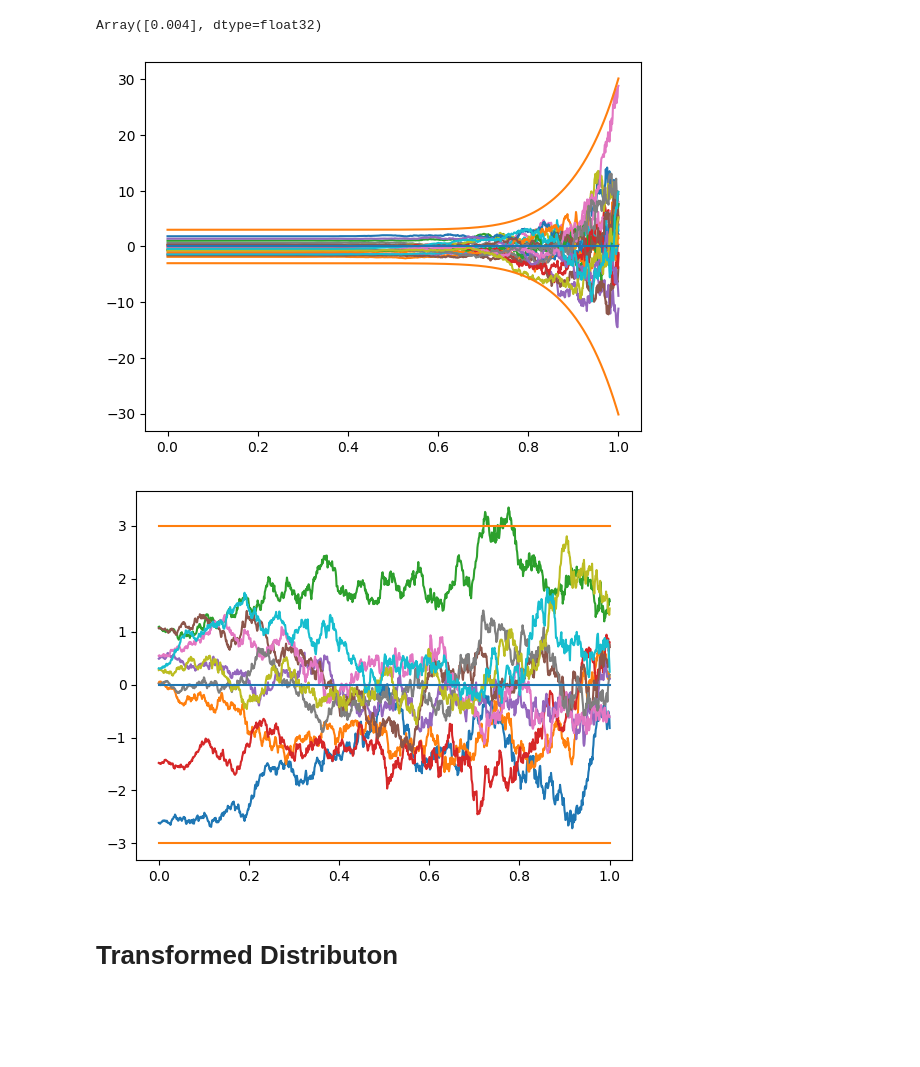
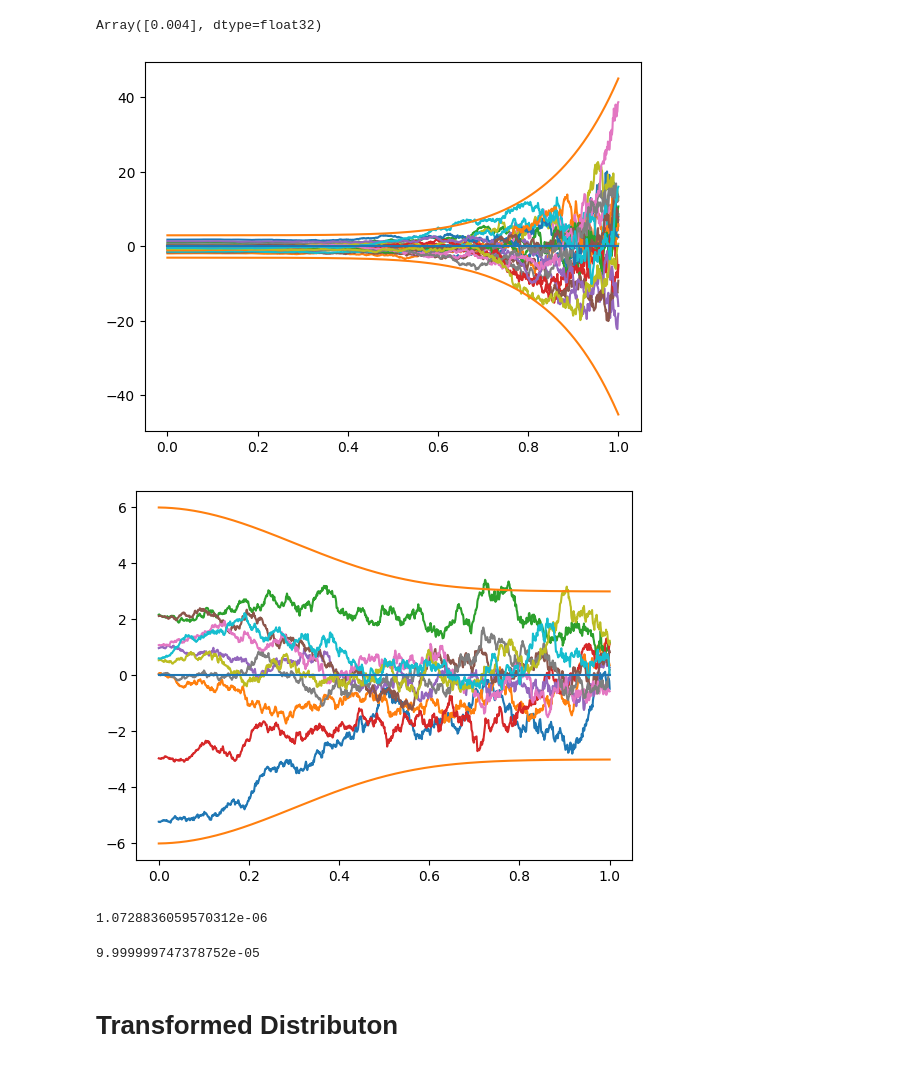
Before and after one commit to mackelab/probjax, a Jupyter notebook: examples/basics/distirbutions.ipynb, the cells around one changed output. Drawn from its saved outputs; the diff is of its cells as text; code cells hidden in the pictures; blank space fills up the shorter version.

```diff
--- a/examples/basics/distirbutions.ipynb
+++ b/examples/basics/distirbutions.ipynb
@@ -310,7 +310,7 @@ Array([0.004], dtype=float32)
 # %%
 p0 = Normal(jnp.zeros(1), jnp.ones(1))
 ts = jnp.linspace(0., 1., 1000)
-sde = VESDE(p0, sigma_min=0.001, sigma_max=10.)
+sde = VESDE(p0, sigma_min=0.03, sigma_max=15.)
 mean = sde.mean(ts)
 variance = sde.variance(ts)
 
@@ -320,18 +320,18 @@ _ = plt.plot(ts, mean)
 _ = plt.plot(ts, mean + 3*jnp.sqrt(variance), color="C1")
 _ = plt.plot(ts, mean - 3*jnp.sqrt(variance), color="C1")
 # %% [output]
-[figure, old version]
+[figure, new version]
 # %%
-p0 = Normal(jnp.zeros(1), jnp.ones(1))
+p0 = Normal(jnp.zeros(1), jnp.ones(1)*2)
 ts = jnp.linspace(0., 1., 1000)
-sde = VPSDE(p0)
+sde = VPSDE(p0, beta_min=0.1, beta_max=15.)
 mean = sde.mean(ts)
 variance = sde.variance(ts)
 
 xs = sde.sample(key, ts,(10,))
 _ = plt.plot(ts, jnp.squeeze(xs).T)
 _ = plt.plot(ts, mean)
 _ = plt.plot(ts, mean + 3*jnp.sqrt(variance), color="C1")
 _ = plt.plot(ts, mean - 3*jnp.sqrt(variance), color="C1")
 # %% [output]
-[figure, old version]
+[figure, new version]
@@ -337,0 +342,4 @@ _ = plt.plot(ts, mean - 3*jnp.sqrt(variance), color="C1")
+# %%
+float(sde.marginal_variance(jnp.array([1e-5]), x0=jnp.ones((1,))))
+# %% [output]
+1.0728836059570312e-06
@@ -338,3 +350,7 @@ _ = plt.plot(ts, mean - 3*jnp.sqrt(variance), color="C1")
+# %%
+float(weight_fn(jnp.array([1e-5])))
+# %% [output]
+9.999999747378752e-05
 # %% [markdown]
 # Transformed Distributon
 # %%
```
Also changed, not shown: parts of 2 cells of this notebook, 16 other files.
